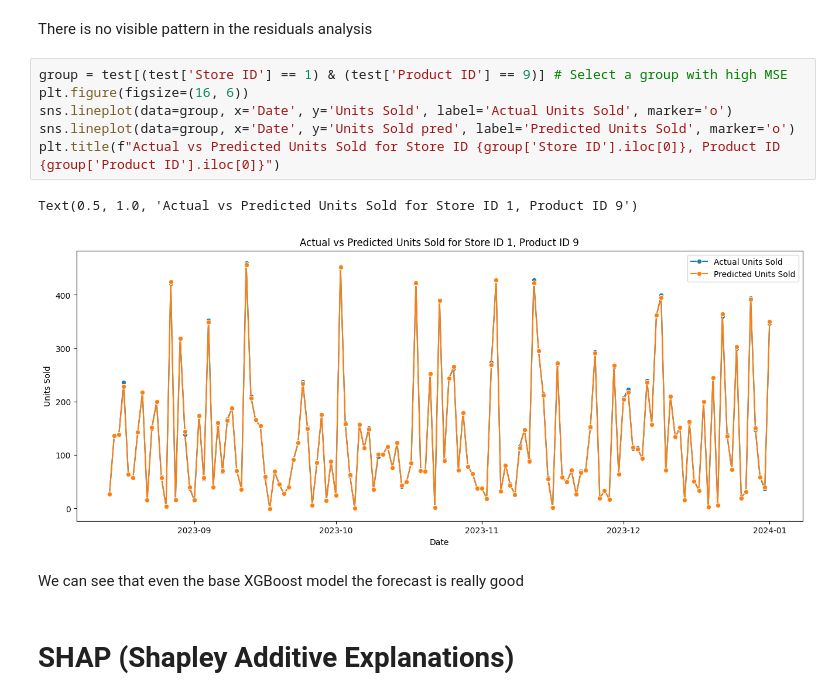
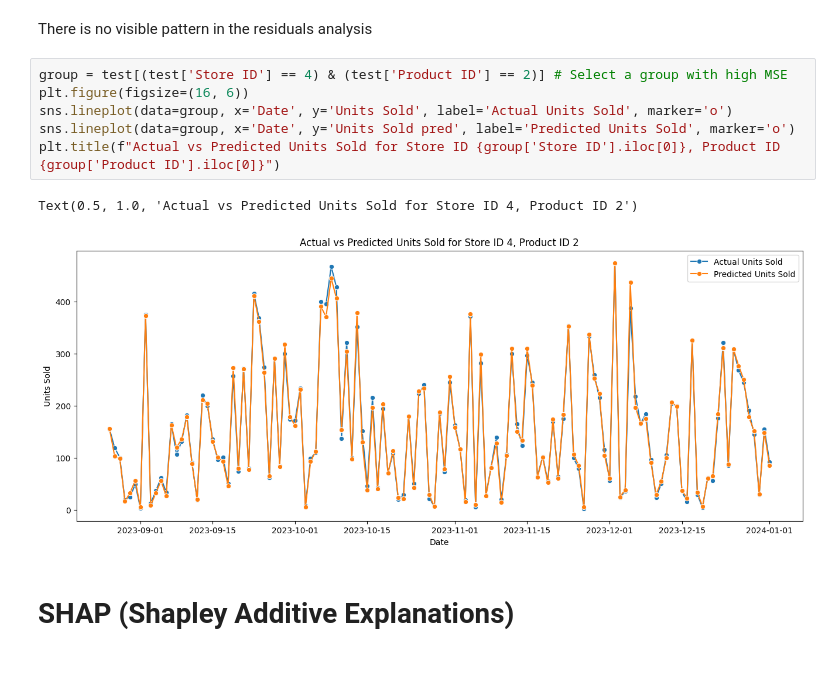
Before and after one commit to PercyDancourt/REME, a Jupyter notebook: notebooks/03_modeling.ipynb, the cells around one changed output. Cells and saved outputs as stored; diff of their text form; blank space fills up the shorter version.

```diff
--- a/notebooks/03_modeling.ipynb
+++ b/notebooks/03_modeling.ipynb
@@ -106,15 +96,13 @@ Text(0.5, 1.0, 'Residuals for Store ID 3, Product ID 6')
 # %% [markdown]
 There is no visible pattern in the residuals analysis
 # %%
-group = test[(test['Store ID'] == 1) & (test['Product ID'] == 9)] # Select a group with high MSE
+group = test[(test['Store ID'] == 4) & (test['Product ID'] == 2)] # Select a group with high MSE
 plt.figure(figsize=(16, 6))
 sns.lineplot(data=group, x='Date', y='Units Sold', label='Actual Units Sold', marker='o')
 sns.lineplot(data=group, x='Date', y='Units Sold pred', label='Predicted Units Sold', marker='o')
 plt.title(f"Actual vs Predicted Units Sold for Store ID {group['Store ID'].iloc[0]}, Product ID {group['Product ID'].iloc[0]}")
 # %% [output]
-Text(0.5, 1.0, 'Actual vs Predicted Units Sold for Store ID 1, Product ID 9')
+Text(0.5, 1.0, 'Actual vs Predicted Units Sold for Store ID 4, Product ID 2')
-[figure, old version]
+[figure, new version]
-# %% [markdown]
-We can see that even the base XGBoost model the forecast is really good
 # %% [markdown]
 # SHAP (Shapley Additive Explanations)
```
Also changed, not shown: parts of 17 cells of this notebook, 2 other files.
